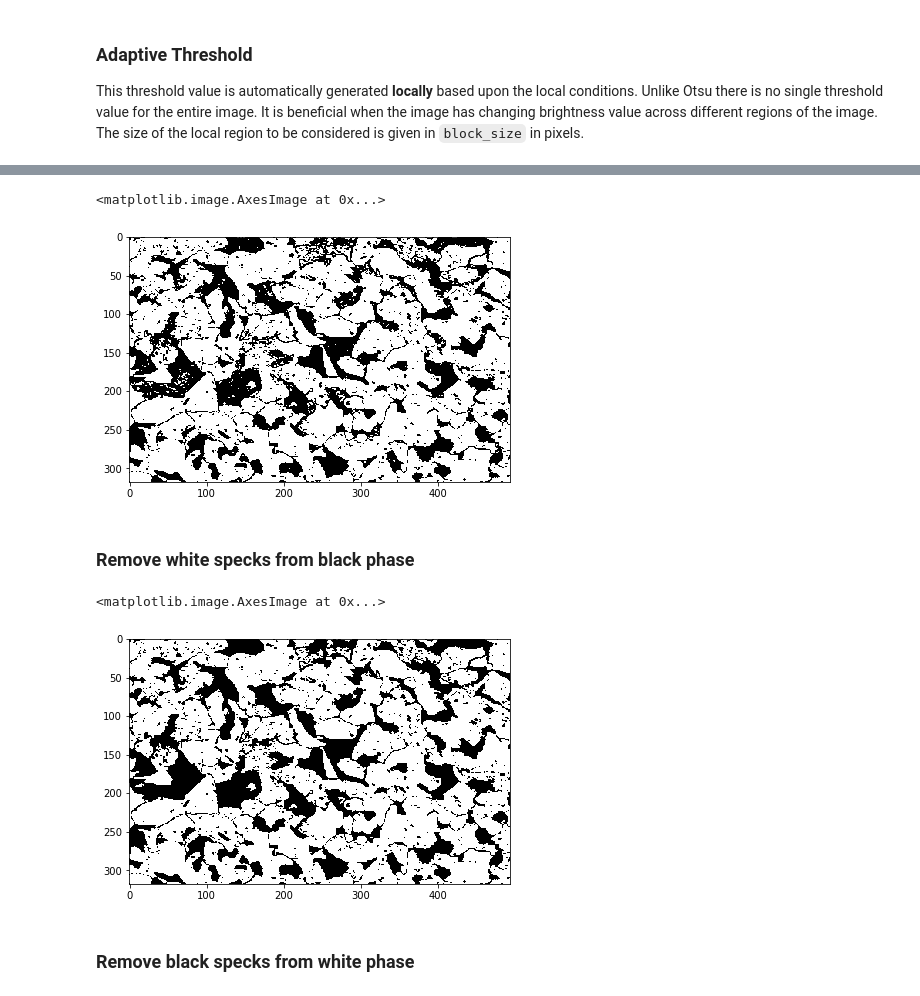
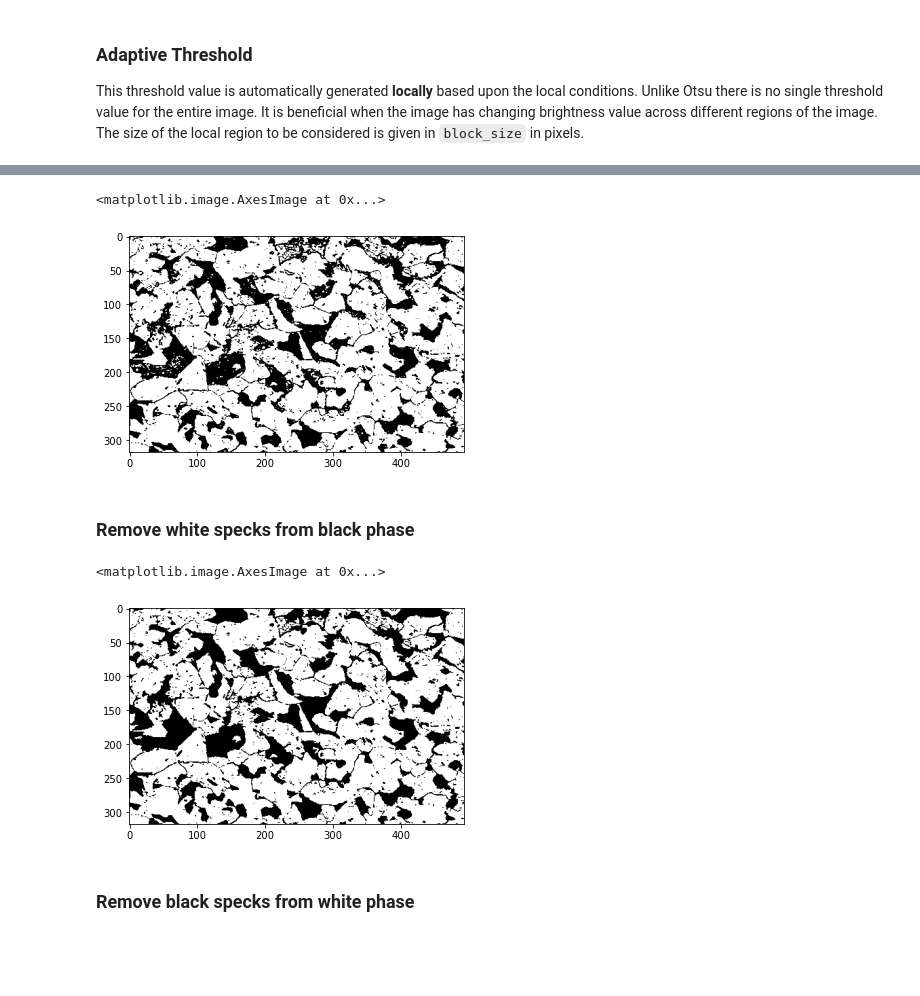
Before and after one commit to sumeet92k/Microstructure-Image-Processing, a Jupyter notebook: 01_image_reading_saving.ipynb, the cells around one changed output, grey strips where cells are left out. Drawn from its saved outputs; the diff is of its cells as text; code cells hidden in the pictures; blank space fills up the shorter version.

```diff
--- a/01_image_reading_saving.ipynb
+++ b/01_image_reading_saving.ipynb
@@ -142,18 +183,18 @@ From using different thresholding algorithms, we see that for this particular im
 # %%
 # use thresh_otsu to convert to binary
 binary_X = X > thresh_otsu
-io.imshow(binary_X)
+plt.imshow(binary_X, cmap='gray')
 # %% [output]
 <matplotlib.image.AxesImage at 0x...>
-[figure, old version]
+[figure, new version]
 # %% [markdown]
 ### Remove white specks from black phase
 # %%
 binary_rm = remove_small_objects(binary_X, min_size=28)
-io.imshow(binary_rm)
+plt.imshow(binary_rm, cmap='gray')
 # %% [output]
 <matplotlib.image.AxesImage at 0x...>
-[figure, old version]
+[figure, new version]
 # %% [markdown]
 ### Remove black specks from white phase
 # %%
```
Also changed, not shown: parts of 54 cells of this notebook, 2 other files.
